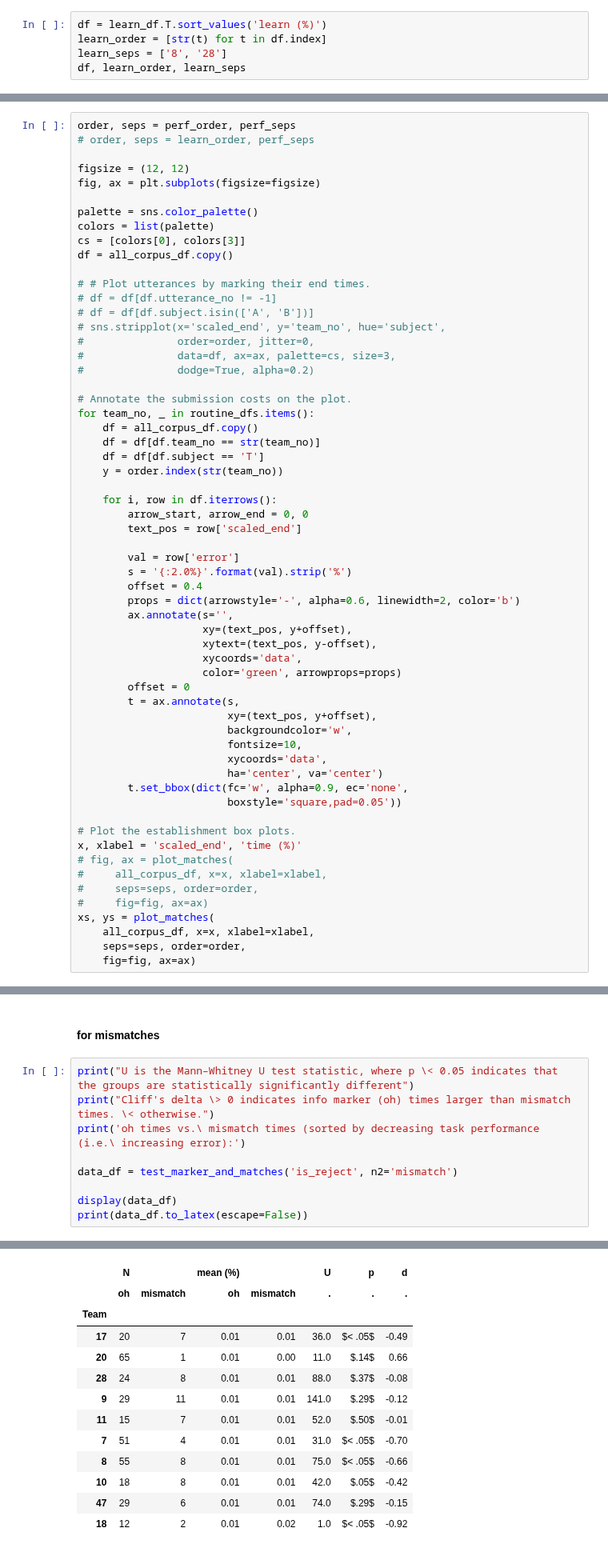
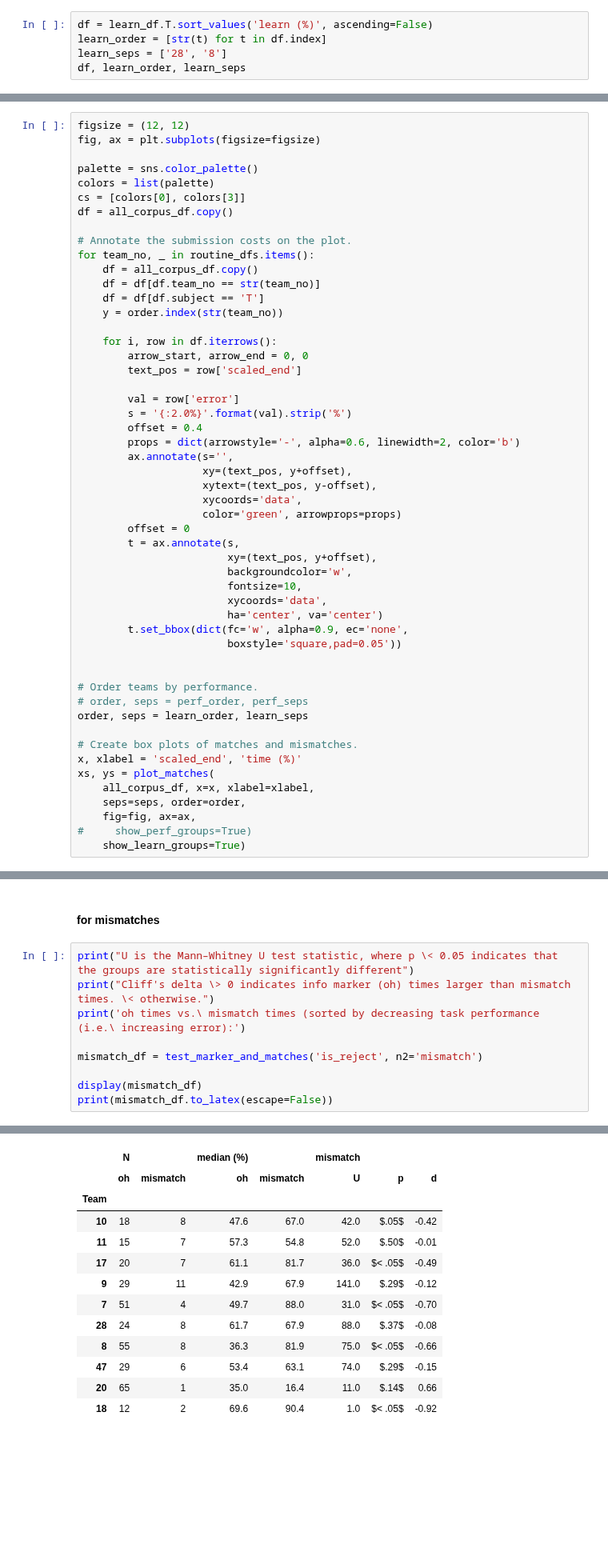
Before and after one commit to chili-epfl/justhink-alignment-analysis, a Jupyter notebook: tools/7_test_the_hypotheses.ipynb, the cells around one changed output, grey strips where cells are left out. Shown at 80% size. Drawn from its saved outputs; the diff is of its cells as text; blank space fills up the shorter version.

```diff
--- a/tools/7_test_the_hypotheses.ipynb
+++ b/tools/7_test_the_hypotheses.ipynb
@@ -171,9 +171,9 @@ perf_df
 # %% [markdown]
 ### Prepare sorting orders.
 # %%
-df = learn_df.T.sort_values('learn (%)')
+df = learn_df.T.sort_values('learn (%)', ascending=False)
 learn_order = [str(t) for t in df.index]
-learn_seps = ['8', '28']
+learn_seps = ['28', '8']
 df, learn_order, learn_seps
 # %% [output]
 (        learn (%) pretests posttests
@@ -986,9 +1027,6 @@ def plot_matches(df, x,
 
     return fig, ax
 # %%
-order, seps = perf_order, perf_seps
-# order, seps = learn_order, perf_seps
-
 figsize = (12, 12)
 fig, ax = plt.subplots(figsize=figsize)
 
@@ -996,14 +1034,6 @@ palette = sns.color_palette()
 colors = list(palette)
 cs = [colors[0], colors[3]]
 df = all_corpus_df.copy()
-
-# # Plot utterances by marking their end times.
-# df = df[df.utterance_no != -1]
-# df = df[df.subject.isin(['A', 'B'])]
-# sns.stripplot(x='scaled_end', y='team_no', hue='subject',
-#               order=order, jitter=0,
-#               data=df, ax=ax, palette=cs, size=3,
-#               dodge=True, alpha=0.2)
 
 # Annotate the submission costs on the plot.
 for team_no, _ in routine_dfs.items():
@@ -1035,14 +1065,17 @@ for team_no, _ in routine_dfs.items():
         t.set_bbox(dict(fc='w', alpha=0.9, ec='none',
                         boxstyle='square,pad=0.05'))
 
-# Plot the establishment box plots.
+
+# Order teams by performance.
+# order, seps = perf_order, perf_seps
+order, seps = learn_order, learn_seps
+
+# Create box plots of matches and mismatches.
 x, xlabel = 'scaled_end', 'time (%)'
-# fig, ax = plot_matches(
-#     all_corpus_df, x=x, xlabel=xlabel,
-#     seps=seps, order=order,
-#     fig=fig, ax=ax)
 xs, ys = plot_matches(
     all_corpus_df, x=x, xlabel=xlabel,
     seps=seps, order=order,
-    fig=fig, ax=ax)
+    fig=fig, ax=ax,
+#     show_perf_groups=True)
+    show_learn_groups=True)
 # %% [output]
@@ -1205,10 +1240,10 @@ print("U is the Mann–Whitney U test statistic, where p \< 0.05 indicates that
 print("Cliff's delta \> 0 indicates info marker (oh) times larger than mismatch times. \< otherwise.")
 print('oh times vs.\ mismatch times (sorted by decreasing task performance (i.e.\ increasing error):')
 
-data_df = test_marker_and_matches('is_reject', n2='mismatch')
+mismatch_df = test_marker_and_matches('is_reject', n2='mismatch')
 
-display(data_df)
-print(data_df.to_latex(escape=False))
+display(mismatch_df)
+print(mismatch_df.to_latex(escape=False))
 # %% [output]
 U is the Mann–Whitney U test statistic, where p \< 0.05 indicates that the groups are statistically significantly different
 Cliff's delta \> 0 indicates info marker (oh) times larger than mismatch times. \< otherwise.
@@ -1225,16 +1260,16 @@ For Team 47: $U =   74.0$, $p = .29$, $\text{Cliff's delta} = -0.15$ \\
 For Team 18: $U =    1.0$, $p < .05$, $\text{Cliff's delta} = -0.92$ \\
-|  | N |  | mean (%) |  | U | p | d |
-|  | oh | mismatch | oh | mismatch | . | . | . |
+|  | N |  | median (%) |  | mismatch |  |  |
+|  | oh | mismatch | oh | mismatch | U | p | d |
 | Team |  |  |  |  |  |  |  |
-| 17 | 20 | 7 | 0.01 | 0.01 | 36.0 | $< .05$ | -0.49 |
-| 20 | 65 | 1 | 0.01 | 0.00 | 11.0 | $.14$ | 0.66 |
-| 28 | 24 | 8 | 0.01 | 0.01 | 88.0 | $.37$ | -0.08 |
-| 9 | 29 | 11 | 0.01 | 0.01 | 141.0 | $.29$ | -0.12 |
-| 11 | 15 | 7 | 0.01 | 0.01 | 52.0 | $.50$ | -0.01 |
-| 7 | 51 | 4 | 0.01 | 0.01 | 31.0 | $< .05$ | -0.70 |
-| 8 | 55 | 8 | 0.01 | 0.01 | 75.0 | $< .05$ | -0.66 |
-| 10 | 18 | 8 | 0.01 | 0.01 | 42.0 | $.05$ | -0.42 |
-| 47 | 29 | 6 | 0.01 | 0.01 | 74.0 | $.29$ | -0.15 |
-| 18 | 12 | 2 | 0.01 | 0.02 | 1.0 | $< .05$ | -0.92 |
+| 10 | 18 | 8 | 47.6 | 67.0 | 42.0 | $.05$ | -0.42 |
+| 11 | 15 | 7 | 57.3 | 54.8 | 52.0 | $.50$ | -0.01 |
+| 17 | 20 | 7 | 61.1 | 81.7 | 36.0 | $< .05$ | -0.49 |
+| 9 | 29 | 11 | 42.9 | 67.9 | 141.0 | $.29$ | -0.12 |
+| 7 | 51 | 4 | 49.7 | 88.0 | 31.0 | $< .05$ | -0.70 |
+| 28 | 24 | 8 | 61.7 | 67.9 | 88.0 | $.37$ | -0.08 |
+| 8 | 55 | 8 | 36.3 | 81.9 | 75.0 | $< .05$ | -0.66 |
+| 47 | 29 | 6 | 53.4 | 63.1 | 74.0 | $.29$ | -0.15 |
+| 20 | 65 | 1 | 35.0 | 16.4 | 11.0 | $.14$ | 0.66 |
+| 18 | 12 | 2 | 69.6 | 90.4 | 1.0 | $< .05$ | -0.92 |
 \begin{tabular}{lrrllrll}
 \toprule
```
Also changed, not shown: parts of 7 cells of this notebook, 9 other files.
